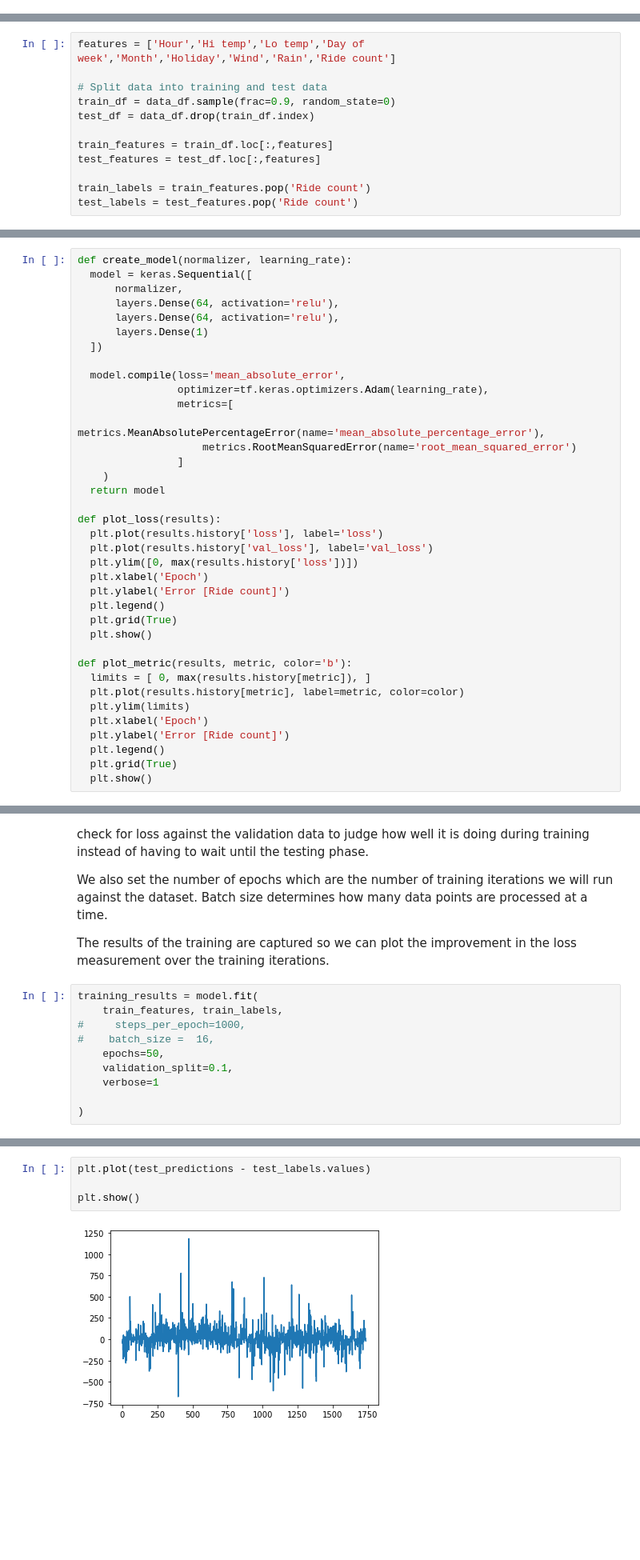
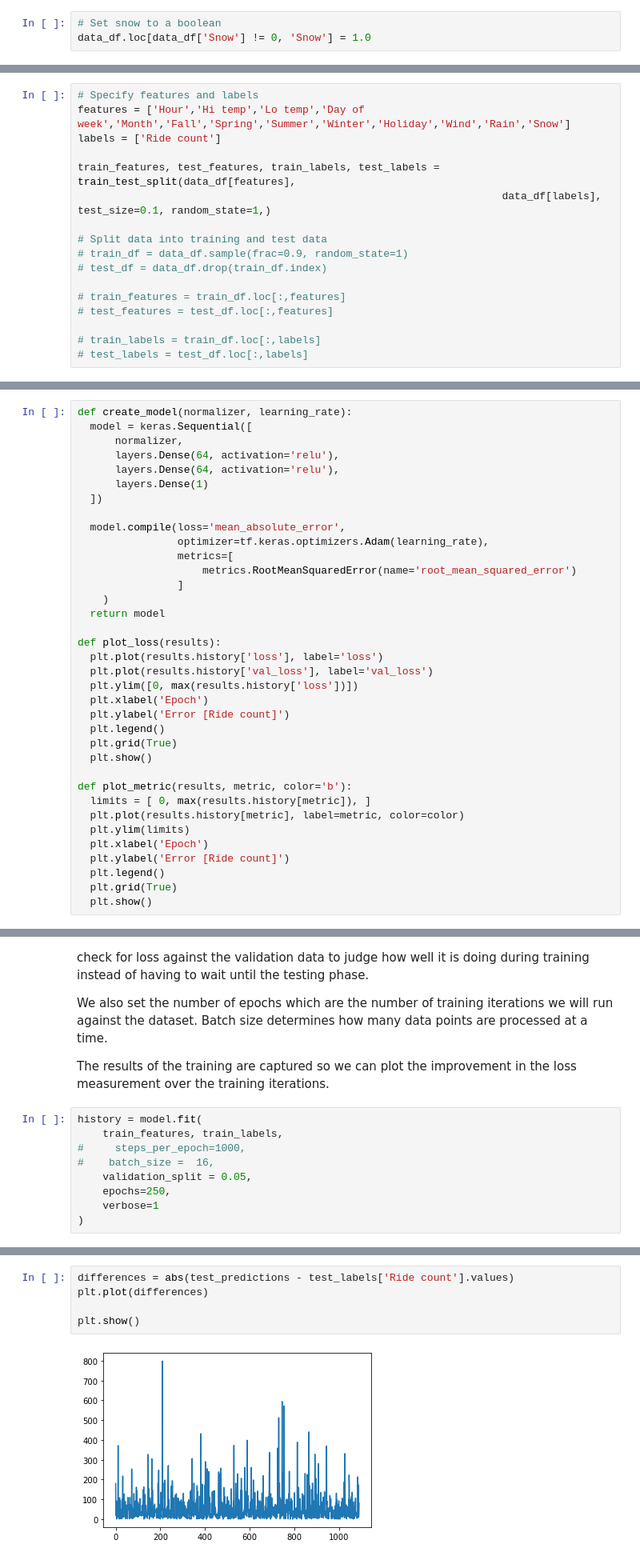
Before and after one commit to tylersoren/bike-share-prediction-app, a Jupyter notebook: models/ml-model.ipynb, the cells around one changed output, grey strips where cells are left out. Shown at 80% size. Drawn from its saved outputs; the diff is of its cells as text; blank space fills up the shorter version.

Commit message:
added snow/seasons inputs. Updated model

```diff
--- a/models/ml-model.ipynb
+++ b/models/ml-model.ipynb
@@ -460,6 +460,9 @@ The training and test data is then split further into date that includes our fea
 # Convert Season to one-hot variables
 data_df['Season'] = data_df['Season'].map({1: 'Winter', 2: 'Spring', 3: 'Summer', 4: 'Fall'})
 data_df = pd.get_dummies(data_df, prefix='', prefix_sep='', columns=['Season'])
+# %%
+# Set snow to a boolean
+data_df.loc[data_df['Snow'] != 0, 'Snow'] = 1.0
 # %%
 data_df.reset_index(inplace=True)
 data_df.drop(['Timestamp'],axis=1, inplace=True)
@@ -481,15 +484,20 @@ data_df
 # %%
-features = ['Hour','Hi temp','Lo temp','Day of week','Month','Holiday','Wind','Rain','Ride count']
+# Specify features and labels
+features = ['Hour','Hi temp','Lo temp','Day of week','Month','Fall','Spring','Summer','Winter','Holiday','Wind','Rain','Snow']
+labels = ['Ride count']
+
+train_features, test_features, train_labels, test_labels = train_test_split(data_df[features],
+                                                                    data_df[labels], test_size=0.1, random_state=1,)
 
 # Split data into training and test data
-train_df = data_df.sample(frac=0.9, random_state=0)
-test_df = data_df.drop(train_df.index)
+# train_df = data_df.sample(frac=0.9, random_state=1)
+# test_df = data_df.drop(train_df.index)
 
-train_features = train_df.loc[:,features]
-test_features = test_df.loc[:,features]
+# train_features = train_df.loc[:,features]
+# test_features = test_df.loc[:,features]
 
-train_labels = train_features.pop('Ride count')
-test_labels = test_features.pop('Ride count')
+# train_labels = train_df.loc[:,labels]
+# test_labels = test_df.loc[:,labels]
 # %% [markdown]
 ## Normalize the data
 
@@ -542,7 +558,6 @@ def create_model(normalizer, learning_rate):
   model.compile(loss='mean_absolute_error',
                 optimizer=tf.keras.optimizers.Adam(learning_rate),
                 metrics=[
-                    metrics.MeanAbsolutePercentageError(name='mean_absolute_percentage_error'),
                     metrics.RootMeanSquaredError(name='root_mean_squared_error')
                 ]
     )
@@ -599,13 +614,12 @@ We also set the number of epochs which are the number of training iterations we
 
 The results of the training are captured so we can plot the improvement in the loss measurement over the training iterations.
 # %%
-training_results = model.fit(
+history = model.fit(
     train_features, train_labels,
 #     steps_per_epoch=1000,
 #    batch_size =  16,
-    epochs=50,
-    validation_split=0.1,
+    validation_split = 0.05,
+    epochs=250,
     verbose=1
-
 )
 # %% [output]
@@ -674,7 +686,8 @@ r2_score(test_labels.values, test_predictions)
 # %%
-plt.plot(test_predictions - test_labels.values)
+differences = abs(test_predictions - test_labels['Ride count'].values)
+plt.plot(differences)
 
 plt.show()
 # %% [output]
-[figure, old version]
+[figure, new version]
 # %%
```
Also changed, not shown: parts of 38 cells of this notebook, 6 other files.
